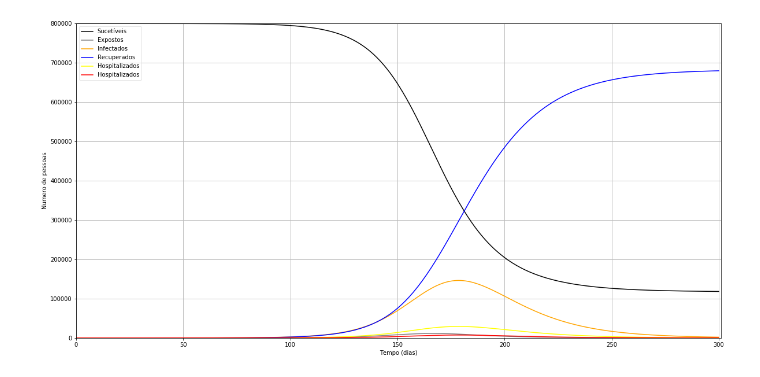
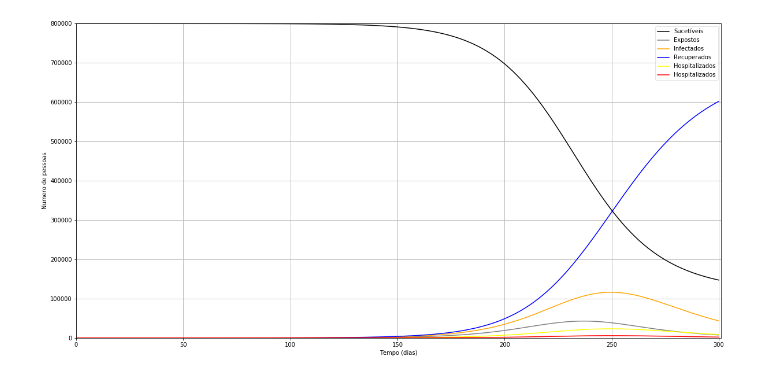
Before and after one commit to eliziario/sars-cov2-python, a Jupyter notebook: seir_model_covid_niteroi.ipynb, the cells around one changed output. Saved outputs shown, nothing was run; the diff lists cells and outputs as text; code cells hidden in the pictures.

```diff
--- a/seir_model_covid_niteroi.ipynb
+++ b/seir_model_covid_niteroi.ipynb
@@ -13,7 +40,7 @@ S0 = N
 # expostos iniciais - não contagiosos ainda
 E0 = 1
 contatos_dia = 3
-prob_contato = 0.05
+prob_contato = 0.05 #probabilidade de um contato transmitir a infecção, número assumido arbitrariamente como 5%
 #razão de contato
 beta = contatos_dia * prob_contato
 #razão de recuperação média
@@ -24,7 +51,7 @@ internados_uti = 0
 # 200 evenly spaced values (representing days)
 t = np.linspace(0, 300, 300)
 
-sigma = 1
+sigma = 1/5
 
 ySeir0 = S0, I0, R0, E0, hospitalizados, internados_uti
 def func_seir_model(ySeir0, t, N):
@@ -33,31 +60,31 @@ def func_seir_model(ySeir0, t, N):
     dEdt = beta * S * I /N - sigma * E
     dIdt = sigma * E - gamma * I
     dRdt = gamma * I
     hospitalizados = dIdt * 0.2 #
     internados_uti = dIdt * 0.05
     return dSdt, dIdt, dRdt, dEdt, hospitalizados, internados_uti
 
 
 #for beta_val in beta_values:
 # Integrate the diff eqs over the time array
 values = odeint(func_seir_model, ySeir0, t, args=(N,))
 # assign S, I, R values from values transpose
 S, I, R, E, hospitalizados, internados_uti = values.T
 fig = plt.figure(figsize=(20,10))
 ax = fig.add_subplot(111, axisbelow=True)
 ax.plot(t, S, 'black', lw=1.5, label='Sucetíveis')
 ax.plot(t, E, 'gray', lw=1.5, label='Expostos')
 ax.plot(t, I, 'orange', lw=1.5, label='Infectados')
 ax.plot(t, R, 'blue', lw=1.5, label='Recuperados')
 ax.plot(t, hospitalizados, 'yellow', lw=1.5, label='Hospitalizados')
 ax.plot(t, internados_uti, 'red', lw=1.5, label='Hospitalizados')
 ax.set_xlabel('Tempo (dias)')
 ax.set_ylabel('Numero de pessoas')
 ax.set_ylim(0,800000)
 ax.set_xlim(0,301)
 ax.grid(b=True, which='major', c='#bbbbbb', lw=1, ls='-')
 legend = ax.legend()
 legend.get_frame().set_alpha(0.5)
 plt.show()
 # %% [output]
-[figure, old version]
+[figure, new version]
```
Also changed, not shown: parts of 1 cell of this notebook.
